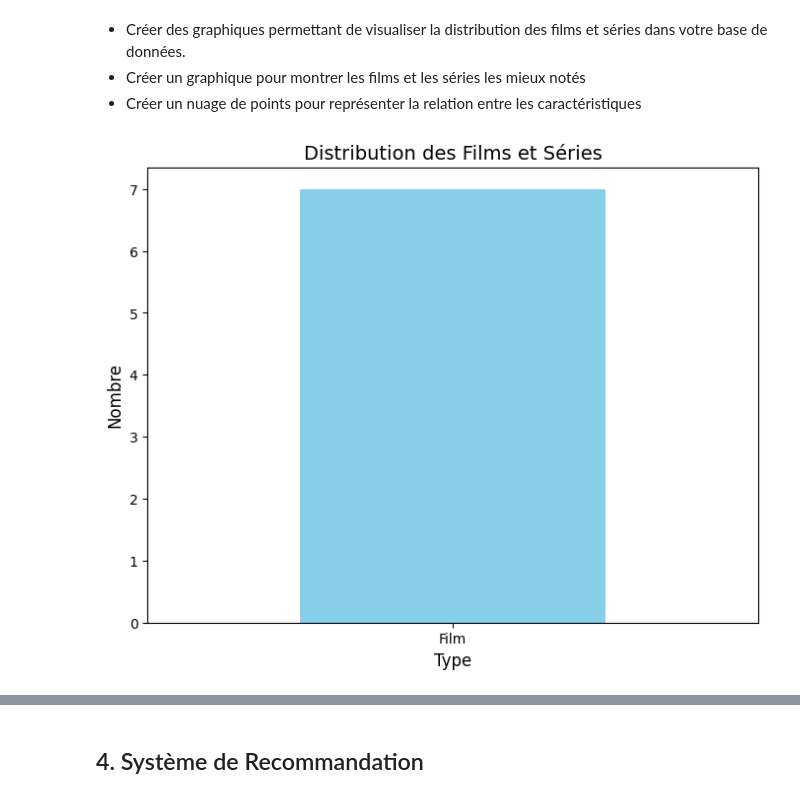
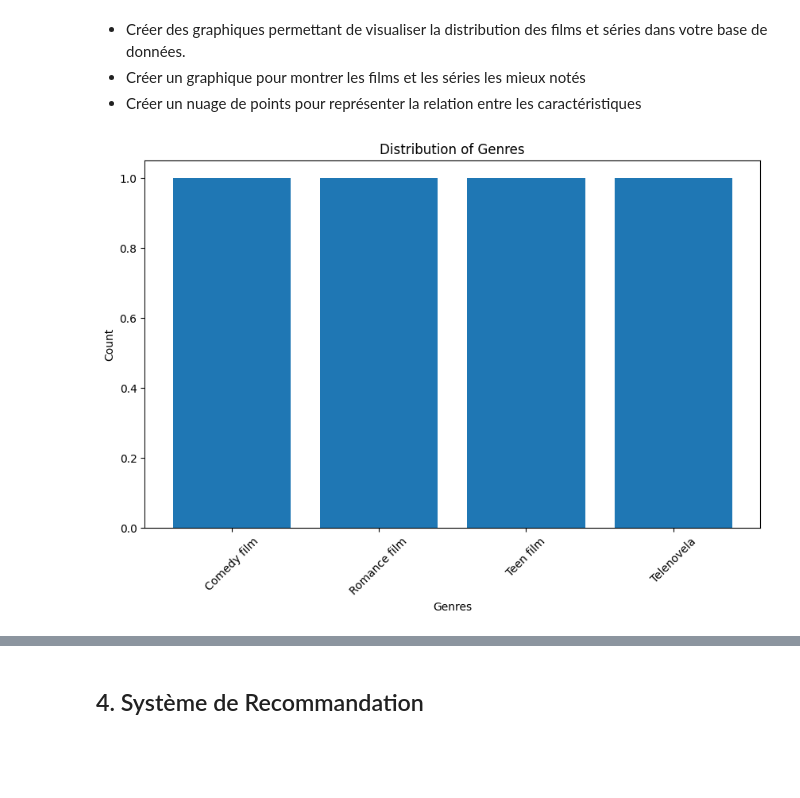
Before and after one commit to NimaNIKOOKAR/Web_Semantique_project, a Jupyter notebook: Mini_Projet.ipynb, the cells around one changed output, grey strips where cells are left out. Drawn from its saved outputs; the diff is of its cells as text; code cells hidden in the pictures; blank space fills up the shorter version.

```diff
--- a/Mini_Projet.ipynb
+++ b/Mini_Projet.ipynb
@@ -86,13 +184,81 @@ The cleaned graph contains 119 triples. Saved to 'cleaned_movie_data.ttl'.
 - Créer un graphique pour montrer les films et les séries les mieux notés
 - Créer un nuage de points pour représenter la relation entre les caractéristiques
 # %%
-def analyze_data(df):
-    df["releaseYear"] = pd.to_numeric(df["releaseYear"], errors='coerce')
-    df["releaseYear"].fillna(0, inplace=True)
+# Step 3: Exploratory Data Analysis
+# Visualize data distribution for genres and ratings
+def visualize_data(graph):
+    """
+    Create bar and histogram visualizations for genres and ratings.
 
-    plt.figure()
-    df["releaseYear"].value_counts().sort_index().plot(kind='bar')
-    plt.title("Distribution of Movies by Release Year")
-    plt.show()
+    Parameters:
+        graph (Graph): The RDF graph.
+    """
+    # Count the number of movies per genre
+    genres = {}
+    for s, p, o in graph.triples((None, RDF_NAMESPACE.genre, None)):
+        genres[o] = genres.get(o, 0) + 1
+
+    # Normalize genre names for visualization
+    genres_normalized = {str(k).split("/")[-1].replace("_", " "): v for k, v in genres.items()}
+
+    # Bar plot for genres
+    plt.figure(figsize=(10, 6))
+    if genres:
+        plt.bar(genres_normalized.keys(), genres_normalized.values())
+        plt.title("Distribution of Genres")
+        plt.xlabel("Genres")
+        plt.ylabel("Count")
+        plt.xticks(rotation=45)
+        plt.show()
+    else:
+        print("No genres available to visualize.")
+
+    # Histogram for ratings
+    ratings = []
+    for s, p, o in graph.triples((None, RDF_NAMESPACE.rating, None)):
+        try:
+            ratings.append(float(o))
+        except (ValueError, TypeError):
+            # Log invalid ratings for debugging
+            print(f"Invalid rating for {s}: {o}")
+            continue
+
+    if ratings:
+        plt.figure(figsize=(10, 6))
+        plt.hist(ratings, bins=10, alpha=0.7, edgecolor="black")
+        plt.title("Distribution of Ratings")
+        plt.xlabel("Ratings")
+        plt.ylabel("Frequency")
+        plt.show()
+    else:
+        print("No valid ratings found to visualize.")
+
+visualize_data(graph)
+
+# Step 3b: Visualize Graph with NetworkX
+def visualize_graph(graph):
+    """
+    Visualize the RDF graph using NetworkX.
+
+    Parameters:
+        graph (Graph): The RDF graph.
+    """
+    nx_graph = nx.Graph()
+
+    for s, p, o in graph:
+        nx_graph.add_edge(str(s), str(o), label=str(p))
+
+    if nx_graph.number_of_nodes() > 0:
+        plt.figure(figsize=(12, 8))
+        pos = nx.spring_layout(nx_graph)
+        nx.draw(nx_graph, pos, with_labels=True, node_size=500, font_size=8)
+        edge_labels = nx.get_edge_attributes(nx_graph, 'label')
+        nx.draw_networkx_edge_labels(nx_graph, pos, edge_labels=edge_labels, font_size=6)
+        plt.title("Graph Visualization")
+        plt.show()
+    else:
+        print("No data in graph to visualize.")
+
+visualize_graph(graph)
 # %% [output]
-[figure, old version]
+[figure, new version]
```
Also changed, not shown: parts of 7 cells of this notebook, 3 other files.
